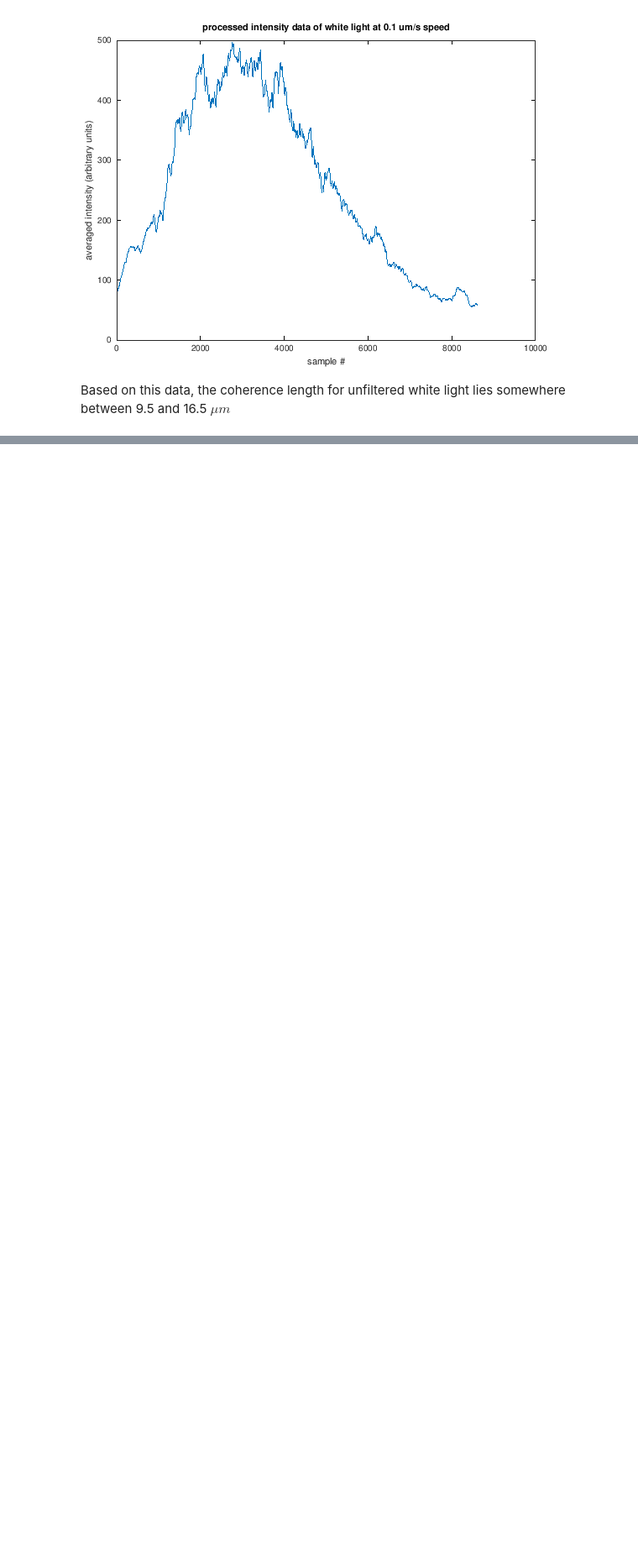
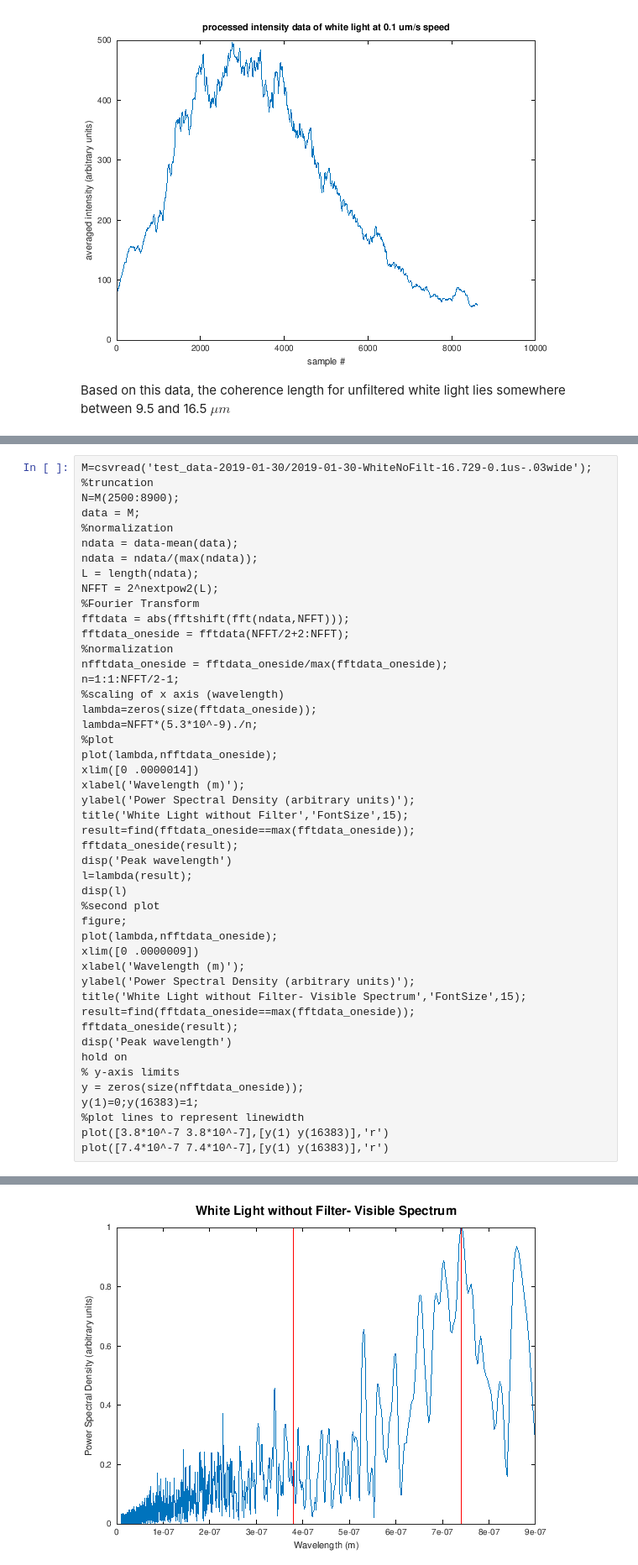
Before and after one commit to jtroo/phys408-lab1, a Jupyter notebook: notebook.ipynb, the cells around one changed output, grey strips where cells are left out. Shown: that part at 84% size. Cells and saved outputs as stored; diff of their text form; blank space fills up the shorter version.

```diff
--- a/notebook.ipynb
+++ b/notebook.ipynb
@@ -822,0 +1014,48 @@ between  9.5 and 16.5 $\mu m$
+# %%
+M=csvread('test_data-2019-01-30/2019-01-30-WhiteNoFilt-16.729-0.1us-.03wide');
+%truncation
+N=M(2500:8900);
+data = M;
+%normalization
+ndata = data-mean(data);
+ndata = ndata/(max(ndata));
+L = length(ndata);
+NFFT = 2^nextpow2(L);
+%Fourier Transform
+fftdata = abs(fftshift(fft(ndata,NFFT)));
+fftdata_oneside = fftdata(NFFT/2+2:NFFT);
+%normalization
+nfftdata_oneside = fftdata_oneside/max(fftdata_oneside);
+n=1:1:NFFT/2-1;
+%scaling of x axis (wavelength)
+lambda=zeros(size(fftdata_oneside));
+lambda=NFFT*(5.3*10^-9)./n;
+%plot
+plot(lambda,nfftdata_oneside);
+xlim([0 .0000014])
+xlabel('Wavelength (m)');
+ylabel('Power Spectral Density (arbitrary units)');
+title('White Light without Filter','FontSize',15);
+result=find(fftdata_oneside==max(fftdata_oneside));
+fftdata_oneside(result);
+disp('Peak wavelength')
+l=lambda(result);
+disp(l)
+%second plot
+figure;
+plot(lambda,nfftdata_oneside);
+xlim([0 .0000009])
+xlabel('Wavelength (m)');
+ylabel('Power Spectral Density (arbitrary units)');
+title('White Light without Filter- Visible Spectrum','FontSize',15);
+result=find(fftdata_oneside==max(fftdata_oneside));
+fftdata_oneside(result);
+disp('Peak wavelength')
+hold on
+% y-axis limits
+y = zeros(size(nfftdata_oneside));
+y(1)=0;y(16383)=1;
+%plot lines to represent linewidth
+plot([3.8*10^-7 3.8*10^-7],[y(1) y(16383)],'r')
+plot([7.4*10^-7 7.4*10^-7],[y(1) y(16383)],'r')
+# %% [output]
@@ -822,0 +1065 @@ between  9.5 and 16.5 $\mu m$
+[figure, added]
```
Also changed, not shown: parts of 20 cells of this notebook.
